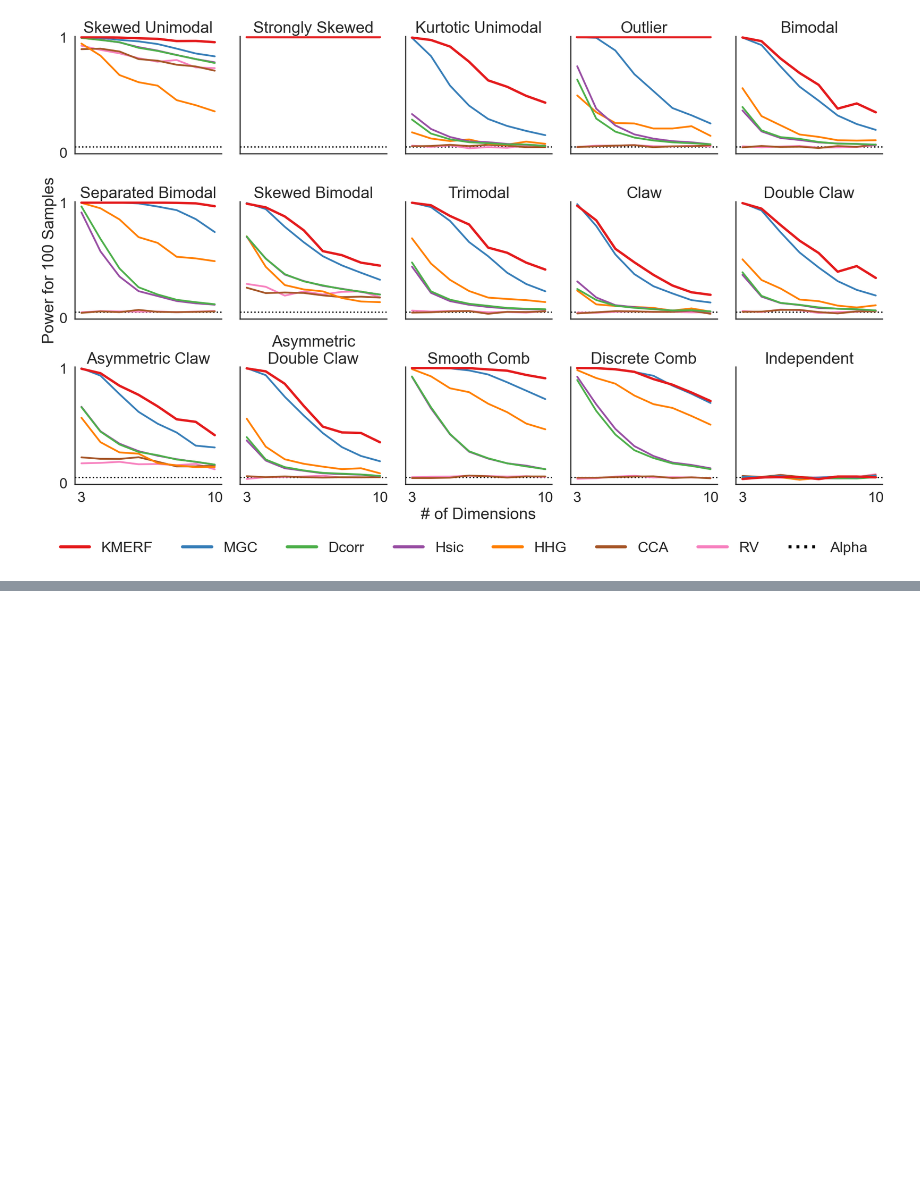
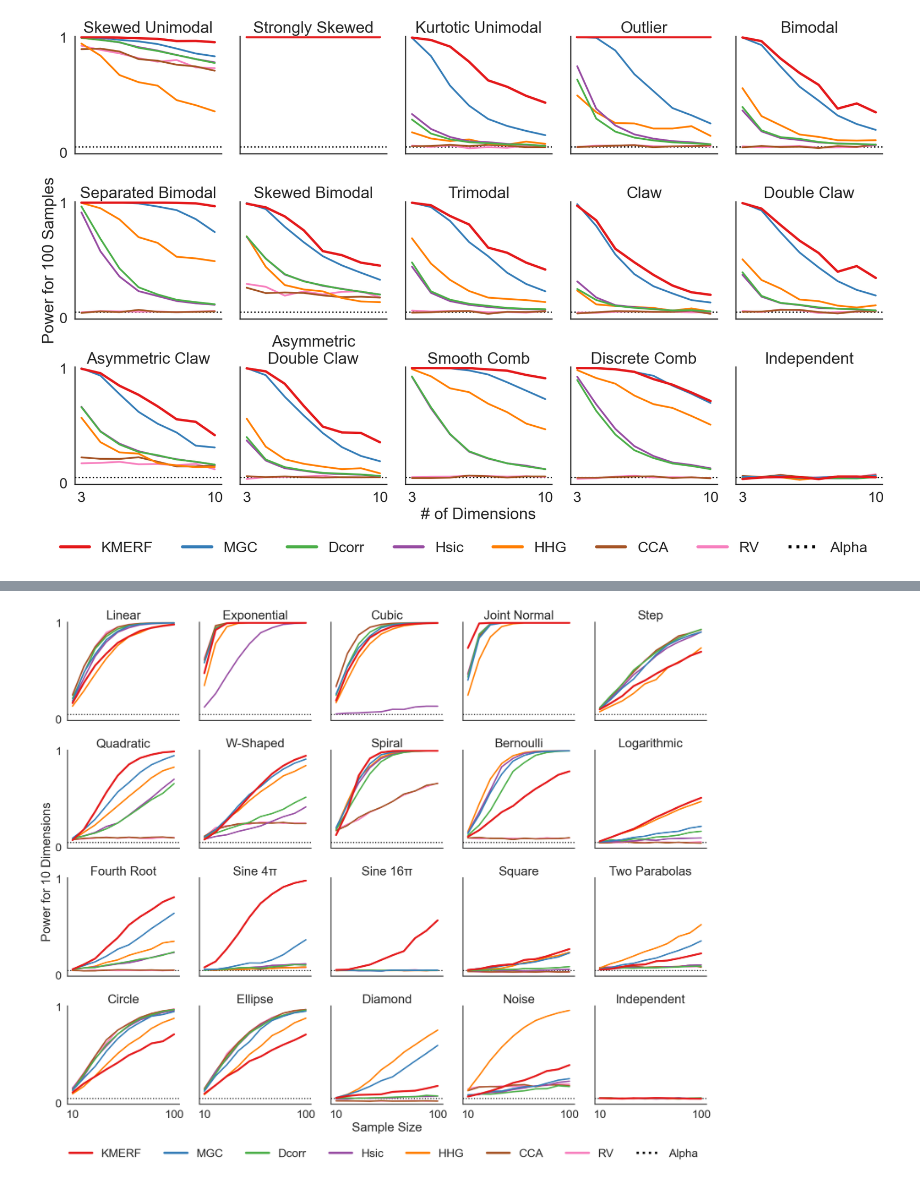
Before and after one commit to neurodata/kmerf, a Jupyter notebook: plt-figures.ipynb, the cells around one changed output, grey strips where cells are left out. Saved outputs shown, nothing was run; the diff lists cells and outputs as text; code cells hidden in the pictures; blank space fills up the shorter version.

```diff
--- a/plt-figures.ipynb
+++ b/plt-figures.ipynb
@@ -137,0 +163,4 @@ plot_power("two-sample-power-vs-n")
+# %%
+plot_power("independence-power-vs-n")
+# %% [output]
+[figure, added]
```
Also changed, not shown: parts of 4 cells of this notebook, 5 other files.
